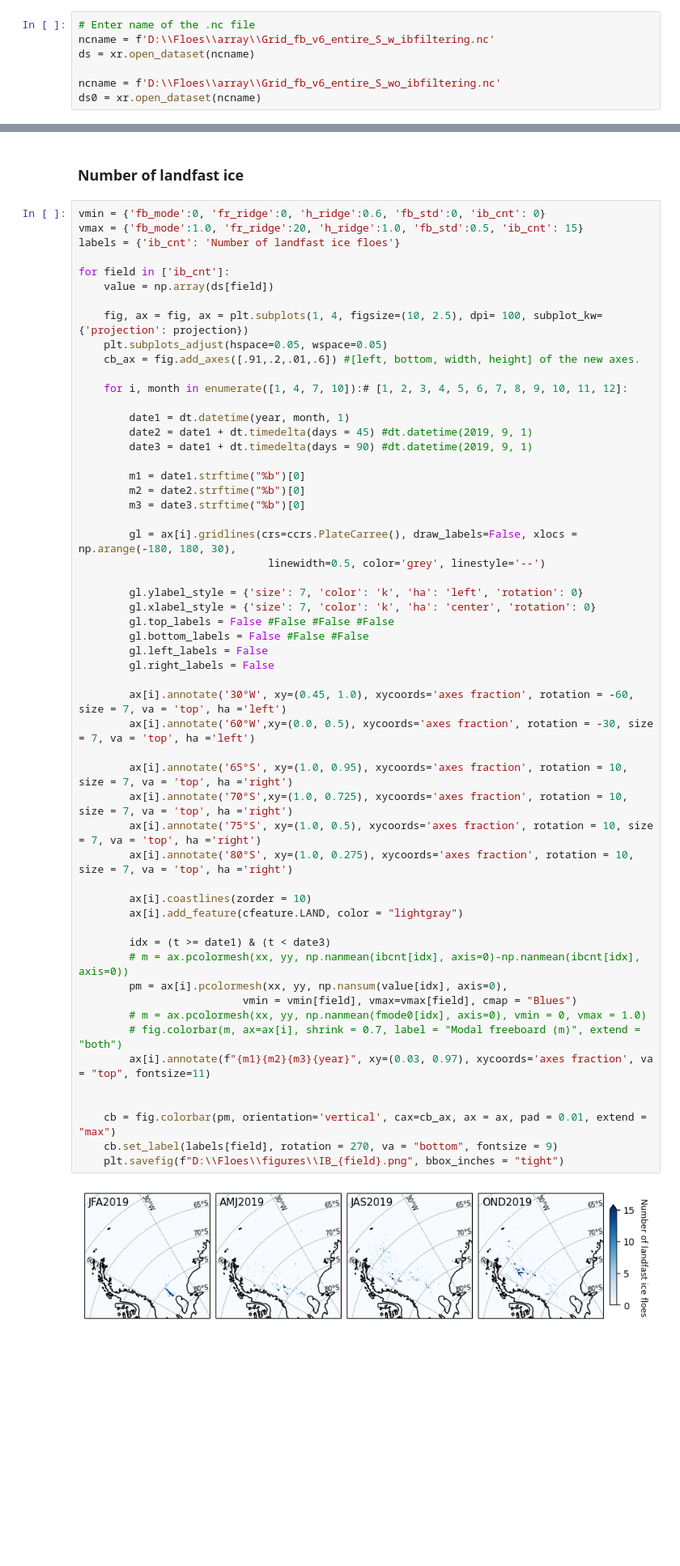
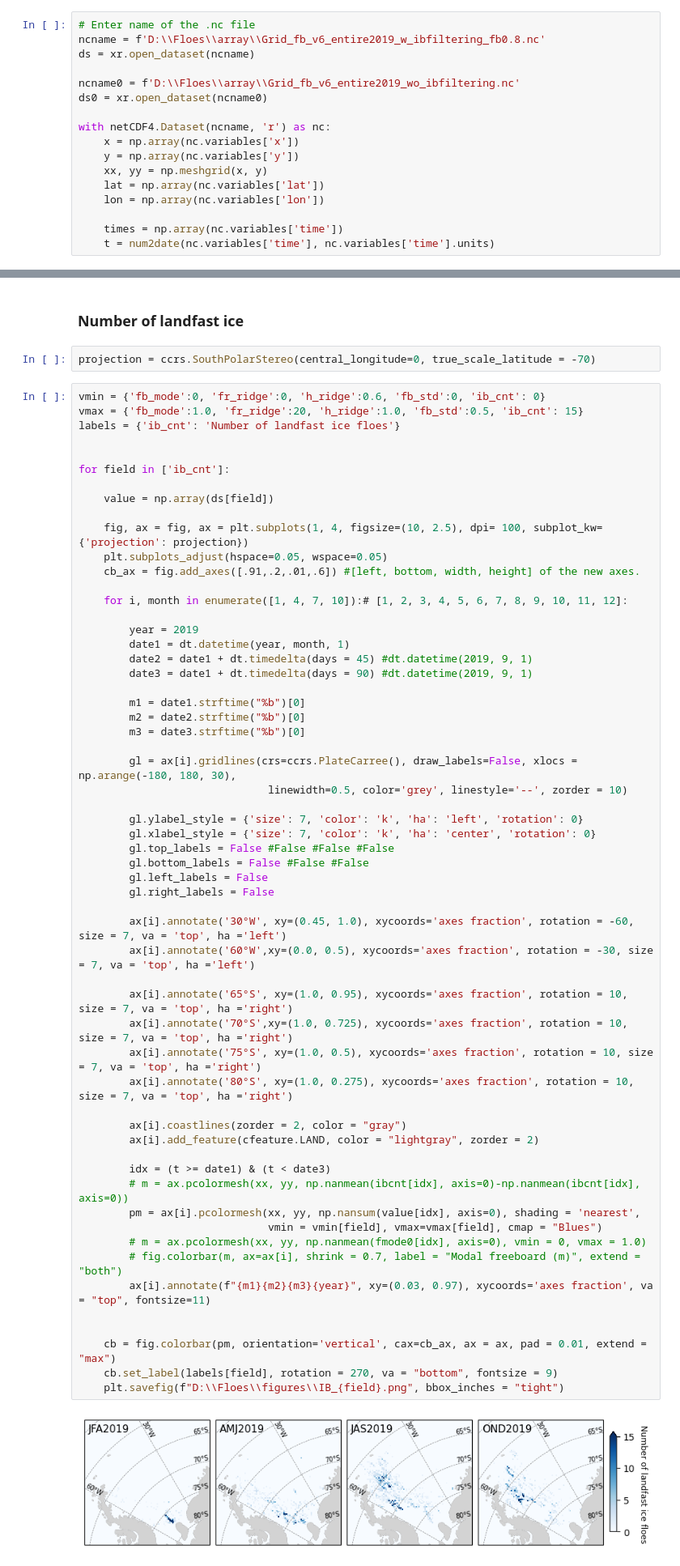
Before and after one commit to YoungHyunKoo/Floes, a Jupyter notebook: Y05_Display_maps.ipynb, the cells around one changed output, grey strips where cells are left out. Shown at 81% size. Saved outputs shown, nothing was run; the diff lists cells and outputs as text; blank space fills up the shorter version.

```diff
--- a/Y05_Display_maps.ipynb
+++ b/Y05_Display_maps.ipynb
@@ -101,8 +101,18 @@ dict_keys(['x', 'y', 'time', 'lat', 'lon', 'fb_mode', 'fb_mean', 'fb_med', 'fb_s
 ### New version (read through xarray)
 # %%
 # Enter name of the .nc file
-ncname = f'D:\\Floes\\array\\Grid_fb_v6_entire_S_w_ibfiltering.nc'
+ncname = f'D:\\Floes\\array\\Grid_fb_v6_entire2019_w_ibfiltering_fb0.8.nc'
 ds = xr.open_dataset(ncname)
 
-ncname = f'D:\\Floes\\array\\Grid_fb_v6_entire_S_wo_ibfiltering.nc'
-ds0 = xr.open_dataset(ncname)
+ncname0 = f'D:\\Floes\\array\\Grid_fb_v6_entire2019_wo_ibfiltering.nc'
+ds0 = xr.open_dataset(ncname0)
+
+with netCDF4.Dataset(ncname, 'r') as nc:
+    x = np.array(nc.variables['x'])
+    y = np.array(nc.variables['y'])
+    xx, yy = np.meshgrid(x, y)
+    lat = np.array(nc.variables['lat'])
+    lon = np.array(nc.variables['lon'])
+
+    times = np.array(nc.variables['time'])
+    t = num2date(nc.variables['time'], nc.variables['time'].units)
@@ -132,12 +123,16 @@ Data variables:
 ## (3) Draw maps in the Weddell Sea
 # %% [markdown]
 ### Number of landfast ice
+# %%
+projection = ccrs.SouthPolarStereo(central_longitude=0, true_scale_latitude = -70)
 # %%
 vmin = {'fb_mode':0, 'fr_ridge':0, 'h_ridge':0.6, 'fb_std':0, 'ib_cnt': 0}
 vmax = {'fb_mode':1.0, 'fr_ridge':20, 'h_ridge':1.0, 'fb_std':0.5, 'ib_cnt': 15}
 labels = {'ib_cnt': 'Number of landfast ice floes'}
 
+
 for field in ['ib_cnt']:
+
     value = np.array(ds[field])
 
     fig, ax = fig, ax = plt.subplots(1, 4, figsize=(10, 2.5), dpi= 100, subplot_kw={'projection': projection})
@@ -146,6 +141,7 @@ for field in ['ib_cnt']:
 
     for i, month in enumerate([1, 4, 7, 10]):# [1, 2, 3, 4, 5, 6, 7, 8, 9, 10, 11, 12]:
 
+        year = 2019
         date1 = dt.datetime(year, month, 1)
         date2 = date1 + dt.timedelta(days = 45) #dt.datetime(2019, 9, 1)
         date3 = date1 + dt.timedelta(days = 90) #dt.datetime(2019, 9, 1)
@@ -155,37 +151,37 @@ for field in ['ib_cnt']:
         m3 = date3.strftime("%b")[0]
 
         gl = ax[i].gridlines(crs=ccrs.PlateCarree(), draw_labels=False, xlocs = np.arange(-180, 180, 30),
-                              linewidth=0.5, color='grey', linestyle='--')
+                              linewidth=0.5, color='grey', linestyle='--', zorder = 10)
 
         gl.ylabel_style = {'size': 7, 'color': 'k', 'ha': 'left', 'rotation': 0}
         gl.xlabel_style = {'size': 7, 'color': 'k', 'ha': 'center', 'rotation': 0}
         gl.top_labels = False #False #False #False
         gl.bottom_labels = False #False #False
         gl.left_labels = False
         gl.right_labels = False
 
         ax[i].annotate('30°W', xy=(0.45, 1.0), xycoords='axes fraction', rotation = -60, size = 7, va = 'top', ha ='left')
         ax[i].annotate('60°W',xy=(0.0, 0.5), xycoords='axes fraction', rotation = -30, size = 7, va = 'top', ha ='left')
 
         ax[i].annotate('65°S', xy=(1.0, 0.95), xycoords='axes fraction', rotation = 10, size = 7, va = 'top', ha ='right')
         ax[i].annotate('70°S',xy=(1.0, 0.725), xycoords='axes fraction', rotation = 10, size = 7, va = 'top', ha ='right')
         ax[i].annotate('75°S', xy=(1.0, 0.5), xycoords='axes fraction', rotation = 10, size = 7, va = 'top', ha ='right')
         ax[i].annotate('80°S', xy=(1.0, 0.275), xycoords='axes fraction', rotation = 10, size = 7, va = 'top', ha ='right')
 
-        ax[i].coastlines(zorder = 10)
-        ax[i].add_feature(cfeature.LAND, color = "lightgray")
+        ax[i].coastlines(zorder = 2, color = "gray")
+        ax[i].add_feature(cfeature.LAND, color = "lightgray", zorder = 2)
 
         idx = (t >= date1) & (t < date3)
         # m = ax.pcolormesh(xx, yy, np.nanmean(ibcnt[idx], axis=0)-np.nanmean(ibcnt[idx], axis=0))
-        pm = ax[i].pcolormesh(xx, yy, np.nansum(value[idx], axis=0),
-                          vmin = vmin[field], vmax=vmax[field], cmap = "Blues")
+        pm = ax[i].pcolormesh(xx, yy, np.nansum(value[idx], axis=0), shading = 'nearest',
+                              vmin = vmin[field], vmax=vmax[field], cmap = "Blues")
         # m = ax.pcolormesh(xx, yy, np.nanmean(fmode0[idx], axis=0), vmin = 0, vmax = 1.0)
         # fig.colorbar(m, ax=ax[i], shrink = 0.7, label = "Modal freeboard (m)", extend = "both")
         ax[i].annotate(f"{m1}{m2}{m3}{year}", xy=(0.03, 0.97), xycoords='axes fraction', va = "top", fontsize=11)
 
 
     cb = fig.colorbar(pm, orientation='vertical', cax=cb_ax, ax = ax, pad = 0.01, extend = "max")
     cb.set_label(labels[field], rotation = 270, va = "bottom", fontsize = 9)
     plt.savefig(f"D:\\Floes\\figures\\IB_{field}.png", bbox_inches = "tight")
 # %% [output]
-[figure, old version]
+[figure, new version]
```
Also changed, not shown: parts of 14 cells of this notebook, 5 other files.
